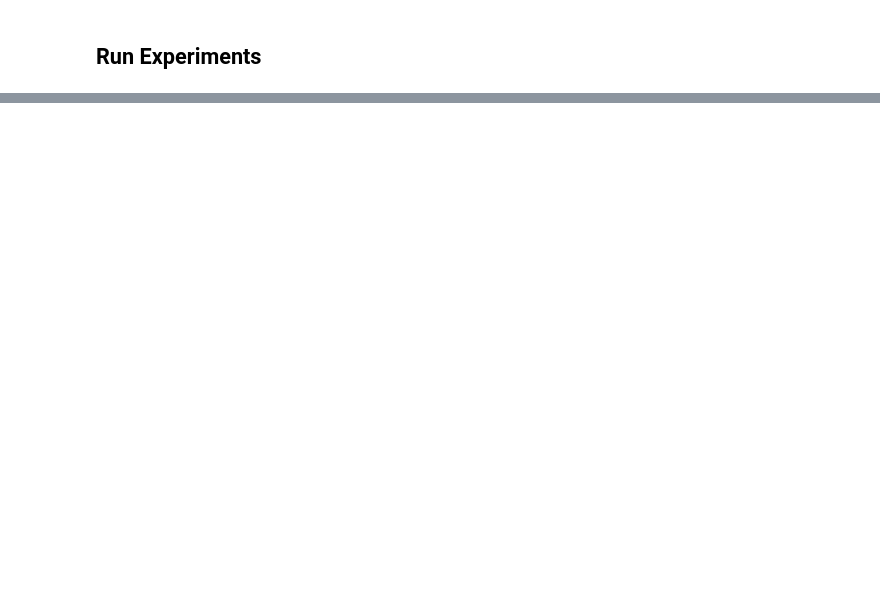
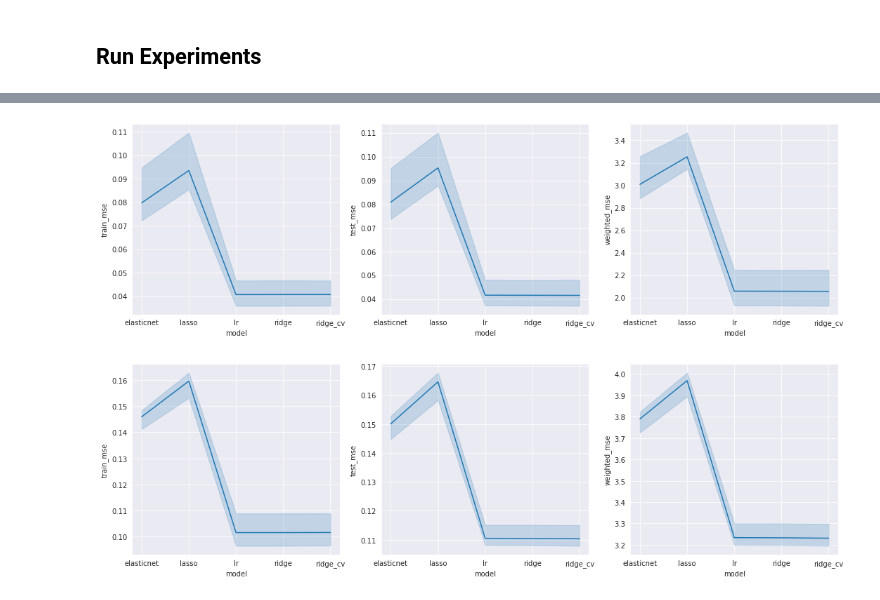
Before and after one commit to Competencia-de-Climate-Change/WeatherBench, a Jupyter notebook: LinearRegression_2.ipynb, the cells around one changed output, grey strips where cells are left out. Drawn from its saved outputs; the diff is of its cells as text; code cells hidden in the pictures; blank space fills up the shorter version.

```diff
--- a/LinearRegression_2.ipynb
+++ b/LinearRegression_2.ipynb
@@ -68,7 +48,8 @@ if not os.path.exists(results):
 ## Data Loading
 # %%
 z_500 = ds.z.sel(level=500).drop('level')
-t_850 = ds.t.sel(level=850).drop('level')
+t_850 = ds.t.sel(level=500).drop('level')
+
 t2m   = ds.t2m
 
 data = xr.merge([z_500, t_850, t2m])
@@ -104,12 +85,11 @@ data_test  = (data_test - data_mean)  / data_std
 # %%
 # Inputs and Outputs
 experiments = [
-    [['z'], ['z']],
-    [['t'], ['t']],
-    [['z', 't'], ['z', 't']],
-    [['t2m'], ['t2m']],
-    [['z', 't', 't2m'], ['z']],
+    [['t'],             ['t']],
+    [['z', 't'],        ['t']],
     [['z', 't', 't2m'], ['t']],
+    [['t2m'],           ['t2m']],
+    [['z', 't'],        ['t2m']],
     [['z', 't', 't2m'], ['t2m']],
 ]
 
@@ -340,0 +297,38 @@ results_df
+# %%
+import seaborn as sns
+sns.set_style('darkgrid')
+
+def get_indexes(get_var):
+    idxs = []
+    for idx, out in results_df['output'].items():
+        for var in out:
+            var = str(var).lower()
+
+            if get_var == var:
+                idxs.append(idx)
+    return idxs
+
+idxs = get_indexes('t2m')
+t2m_out = results_df[results_df['output'].index.isin(idxs)]
+
+f, axs = plt.subplots(nrows=1, ncols=3, figsize=(18, 5))
+
+sns.lineplot(data=t2m_out, x='model', y='train_mse', ax=axs[0])
+sns.lineplot(data=t2m_out, x='model', y='test_mse',  ax=axs[1])
+sns.lineplot(data=t2m_out, x='model', y='weighted_mse', ax=axs[2])
+f.show()
+
+
+idxs = get_indexes('t')
+t_out = results_df[results_df['output'].index.isin(idxs)]
+
+f, axs = plt.subplots(nrows=1, ncols=3, figsize=(18, 5))
+
+sns.lineplot(data=t_out, x='model', y='train_mse', ax=axs[0])
+sns.lineplot(data=t_out, x='model', y='test_mse',  ax=axs[1])
+sns.lineplot(data=t_out, x='model', y='weighted_mse', ax=axs[2])
+
+f.show()
+# %% [output]
+[figure, added]
+[figure, added]
```
Also changed, not shown: parts of 16 cells of this notebook, 2 other files.
